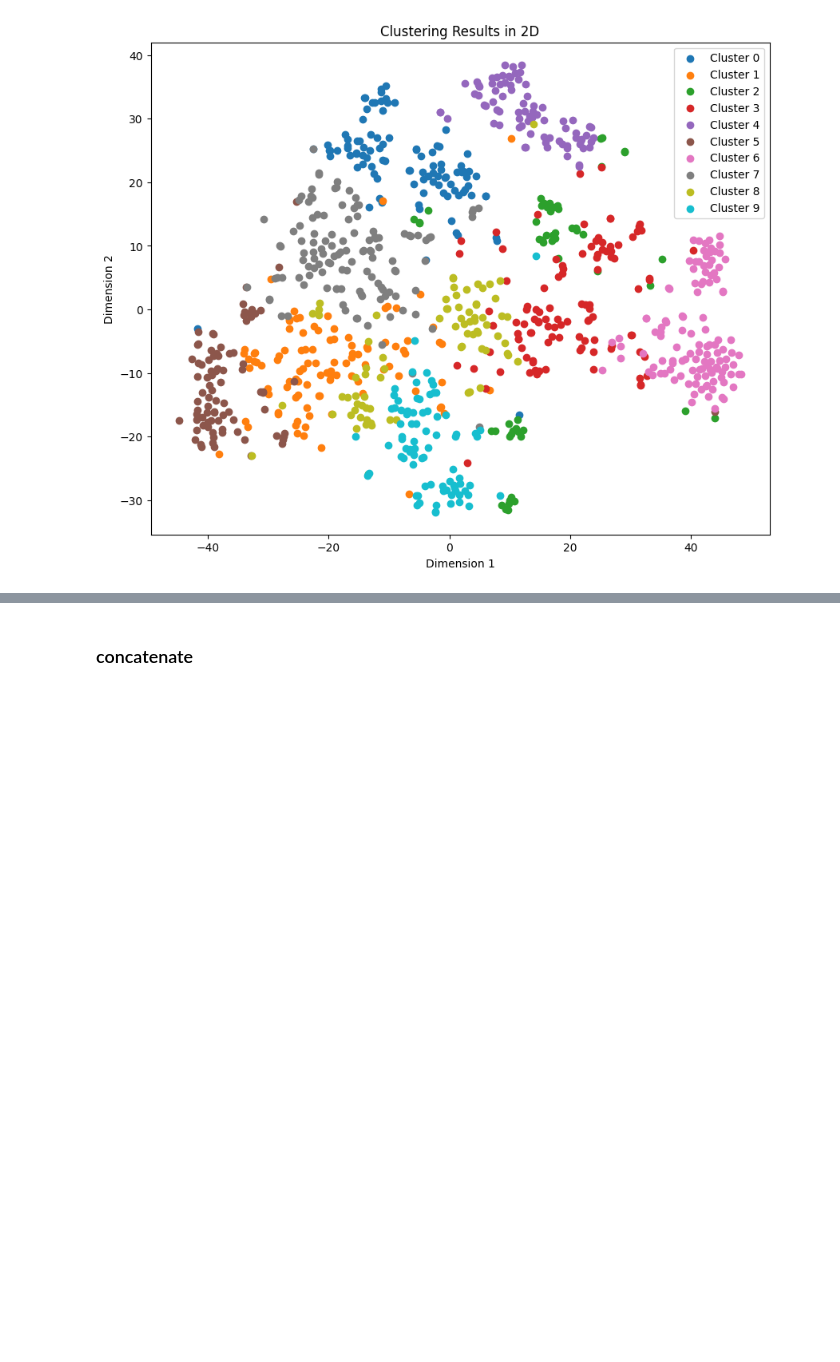
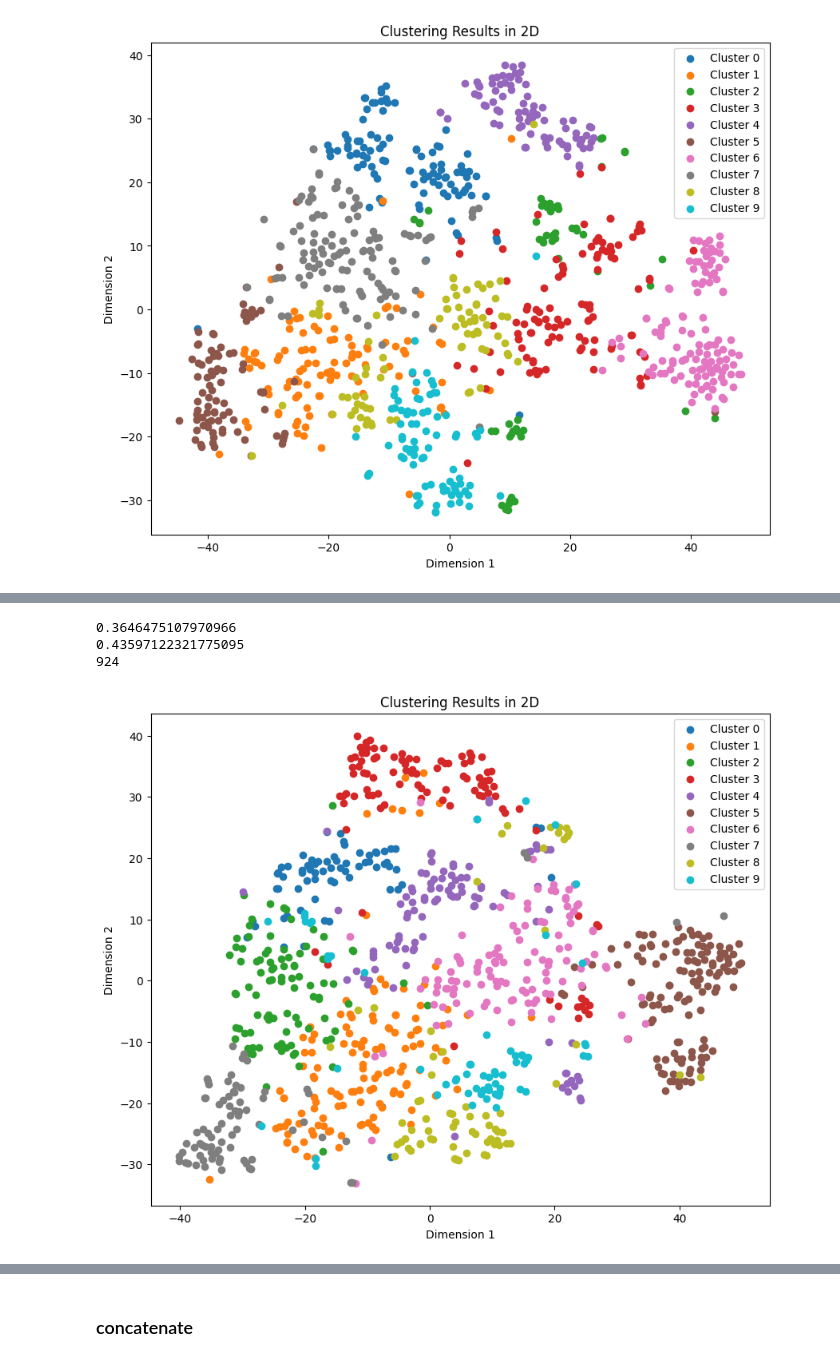
Before and after one commit to GruelFoam/CP3106, a Jupyter notebook: 4 text fusion/1_concatenate.ipynb, the cells around one changed output, grey strips where cells are left out. Saved outputs shown, nothing was run; the diff lists cells and outputs as text; code cells hidden in the pictures; blank space fills up the shorter version.

```diff
--- a/4 text fusion/1_concatenate.ipynb
+++ b/4 text fusion/1_concatenate.ipynb
@@ -181,0 +223,21 @@ show_cluster_graph(concatenated_np, exp1_df['cluster_10'])
+# %%
+device = torch.device("cuda" if torch.cuda.is_available() else "cpu")
+
+# Hyperparameters
+data_dim = 1536
+hidden_dim = 512
+latent_dim = 256
+drop_rate = 0.2
+
+# Recreate the model class and initialize it
+ae = AE(data_dim, hidden_dim, latent_dim, drop_rate).to(device)  # Replace with your actual model class
+
+# Load the state dictionary
+ae.load_state_dict(torch.load("../0 utils/saved_models/basic_ae.pth"))
+
+def obtain_latent(target):
+    ae.eval()
+    with torch.no_grad():
+        target = target.unsqueeze(1).to(device)
+        latent = ae.encode(target)
+    return latent
@@ -181,0 +246,6 @@ show_cluster_graph(concatenated_np, exp1_df['cluster_10'])
+# %%
+latent_item1 = obtain_latent(torch.tensor(item1, dtype=torch.float32)).squeeze(1)
+latent_sp_long = obtain_latent(torch.tensor(sp_long, dtype=torch.float32)).squeeze(1)
+latent_orbis = obtain_latent(torch.tensor(orbis, dtype=torch.float32)).squeeze(1)
+
+concatenated_tensor = torch.cat((latent_item1, latent_sp_long, latent_orbis), axis=1).cpu()
@@ -181,0 +258,6 @@ show_cluster_graph(concatenated_np, exp1_df['cluster_10'])
+# %%
+exp2_df = exp1_df[['cik', 'tic', 'Year']].copy()
+
+exp2_df['cluster_10'] = cluster(concatenated_tensor, 10)
+exp2_df['cluster_100'] = cluster(concatenated_tensor, 100)
+exp2_df
@@ -182 +280,26 @@ show_cluster_graph(concatenated_np, exp1_df['cluster_10'])
+# %%
+year = 2021
+mode = 'forward'  # Can be 'in-sample', 'forward', or 'backtest'
+# returns_long = fetch_stock_data(exp1_df, year, mode)
+returns_long = pd.read_csv(data_root+"returns_long.csv")
+
+exp2_returns = pd.merge(exp2_df, returns_long, on='tic', how='inner')
+
+exp2_intra_corrs_10 = intra_industry_correlations(exp2_returns, "cluster_10")
+exp2_avg_intra_corr_10 = np.nanmean(list(exp2_intra_corrs_10.values()))
+print(exp2_avg_intra_corr_10)
+
+exp2_intra_corrs_100 = intra_industry_correlations(exp2_returns, "cluster_100")
+exp2_avg_intra_corr_100 = np.nanmean(list(exp2_intra_corrs_100.values()))
+print(exp2_avg_intra_corr_100)
+
+print(len(exp2_returns['cik'].unique()))
+# %% [output]
+0.3646475107970966
+0.43597122321775095
+924
+# %%
+show_cluster_graph(concatenated_tensor, exp2_df['cluster_10'])
+# %% [output]
+[figure, added]
 # %% [markdown]
```
Also changed, not shown: parts of 17 cells of this notebook, 6 other files.
